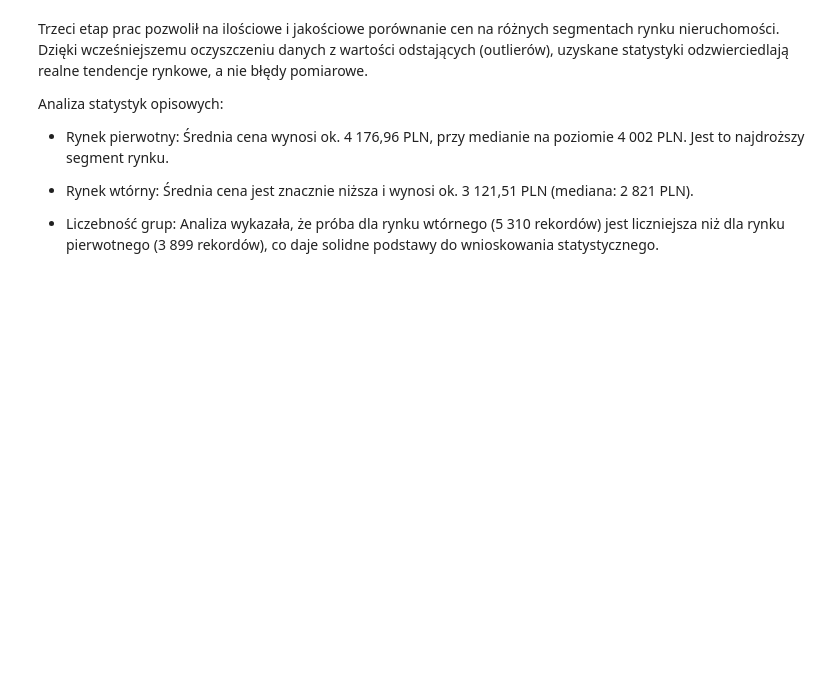
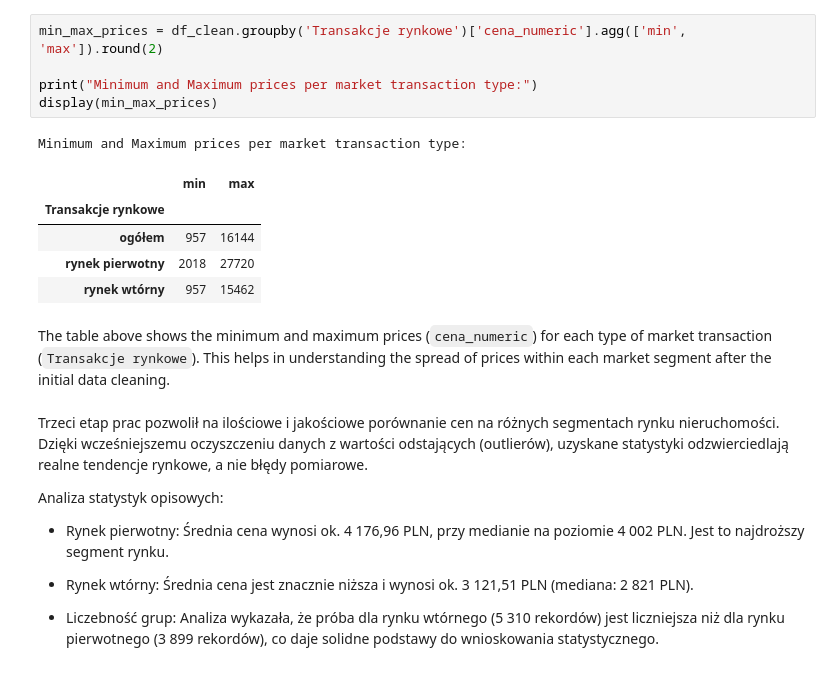
Before and after one commit to MatiMajewski/Beginners, a Jupyter notebook: Podejście2.ipynb, the cells around one changed output. Cells and saved outputs as stored; diff of their text form; blank space fills up the shorter version.

```diff
--- a/Podejście2.ipynb
+++ b/Podejście2.ipynb
@@ -120,3 +178,17 @@ rynek wtórny        6945.0
+# %%
+min_max_prices = df_clean.groupby('Transakcje rynkowe')['cena_numeric'].agg(['min', 'max']).round(2)
+
+print("Minimum and Maximum prices per market transaction type:")
+display(min_max_prices)
+# %% [output]
+Minimum and Maximum prices per market transaction type:
+|  | min | max |
+| Transakcje rynkowe |  |  |
+| ogółem | 957 | 16144 |
+| rynek pierwotny | 2018 | 27720 |
+| rynek wtórny | 957 | 15462 |
+# %% [markdown]
+The table above shows the minimum and maximum prices (`cena_numeric`) for each type of market transaction (`Transakcje rynkowe`). This helps in understanding the spread of prices within each market segment after the initial data cleaning.
 # %% [markdown]
 Trzeci etap prac pozwolił na ilościowe i jakościowe porównanie cen na różnych segmentach rynku nieruchomości. Dzięki wcześniejszemu oczyszczeniu danych z wartości odstających (outlierów), uzyskane statystyki odzwierciedlają realne tendencje rynkowe, a nie błędy pomiarowe.
 
```
Also changed, not shown: parts of 2 cells of this notebook.
